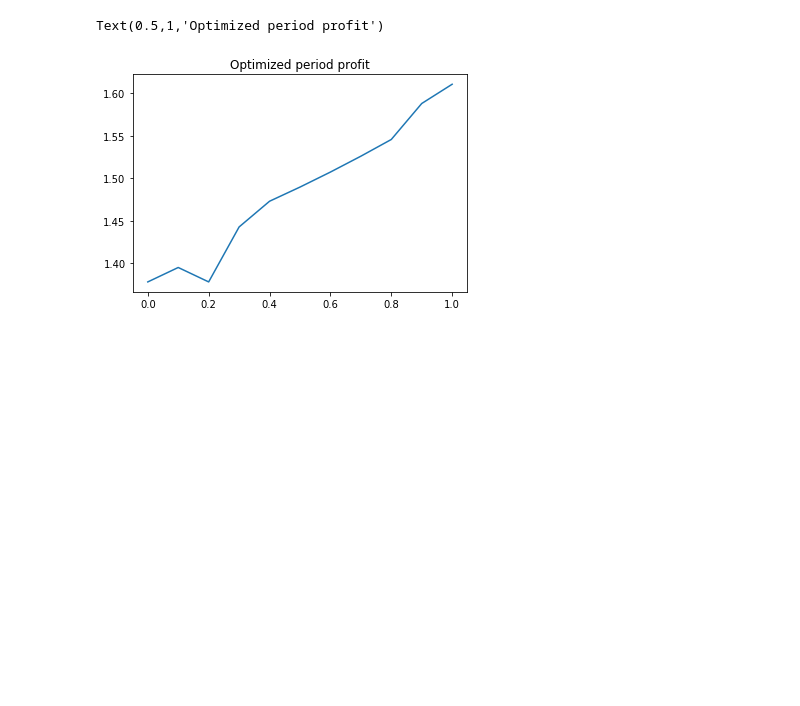
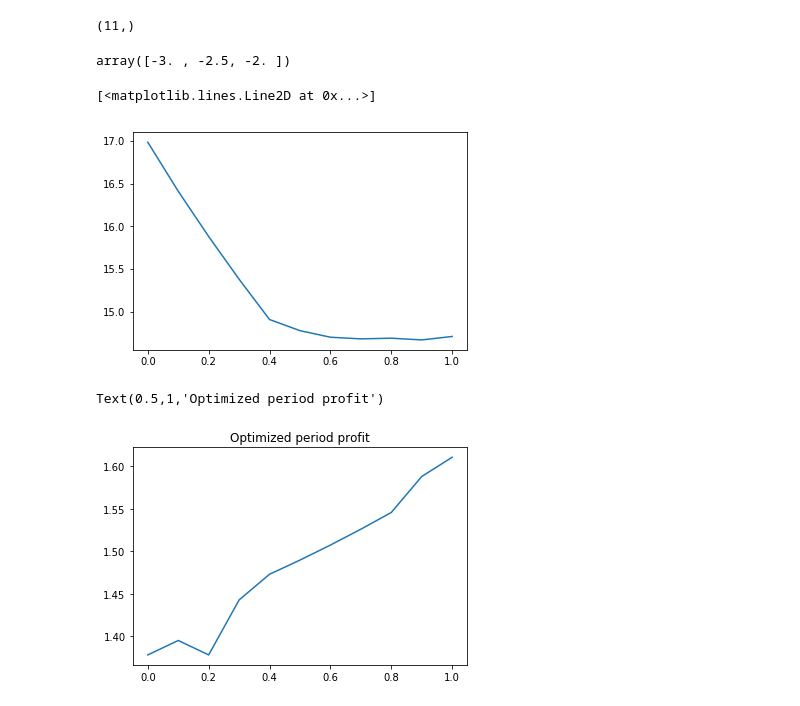
Before and after one commit to cdagnino/LearningModels, a Jupyter notebook: Notebooks/analyzing_VFI_results.ipynb, the cells around one changed output. Cells and saved outputs as stored; diff of their text form; code cells hidden in the pictures; blank space fills up the shorter version.

Commit message:
Run that matches VF with the julia code

```diff
--- a/Notebooks/analyzing_VFI_results.ipynb
+++ b/Notebooks/analyzing_VFI_results.ipynb
@@ -80,3 +91,40 @@ ax.plot(lambda2, valuef_values)
+# %%
+valuef_values.shape
+# %% [output]
+(11,)
+# %%
+const.betas_transition
+# %% [output]
+array([-3. , -2.5, -2. ])
+# %%
+#Numbers taken from aguirragabiria_julia.ipynb
+
+#Lambda1 become more relevant: which means demand becomes more elastic
+#As product becomes more elastic, profit goes up
+lambdas_selected = np.array([[0.0, 0.5, 0.5],
+                    [0.1, 0.5, 0.4],
+                    [0.2, 0.5, 0.3],
+                    [0.3, 0.5, 0.2],
+                    [0.4, 0.5, 0.1],
+                    [0.5, 0.4, 0.1],
+                    [0.6, 0.3, 0.1],
+                    [0.7, 0.2, 0.1],
+                    [0.8, 0.1, 0.1],
+                    [0.9, 0.1, 0.0],
+                    [1.0, 0.0, 0.0]])
+
+
+valuef_values = valueF(lambdas_selected[:, 0:2])
+
+fig, ax = plt.subplots(1, 1)
+ax.plot(np.linspace(0, 1, num=11), valuef_values)
+
+#valuef_values = V.(lambdas_selected)
+#plot(0:0.1:1, valuef_values, size=(1200, 1000))
+#13.25 a 13.45  con betas = array([-3. , -2.5, -2. ])
+# %% [output]
+[<matplotlib.lines.Line2D at 0x...>]
+[figure, added]
 # %%
 from src import const
 
```
Also changed, not shown: parts of 11 cells of this notebook, 2 other files.
